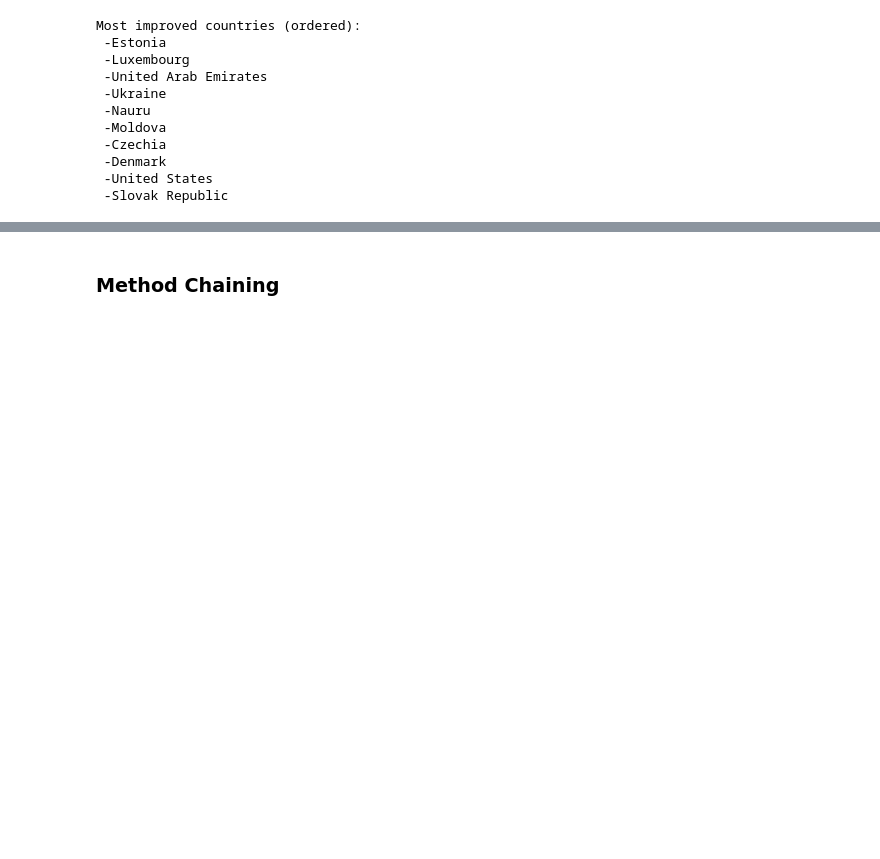
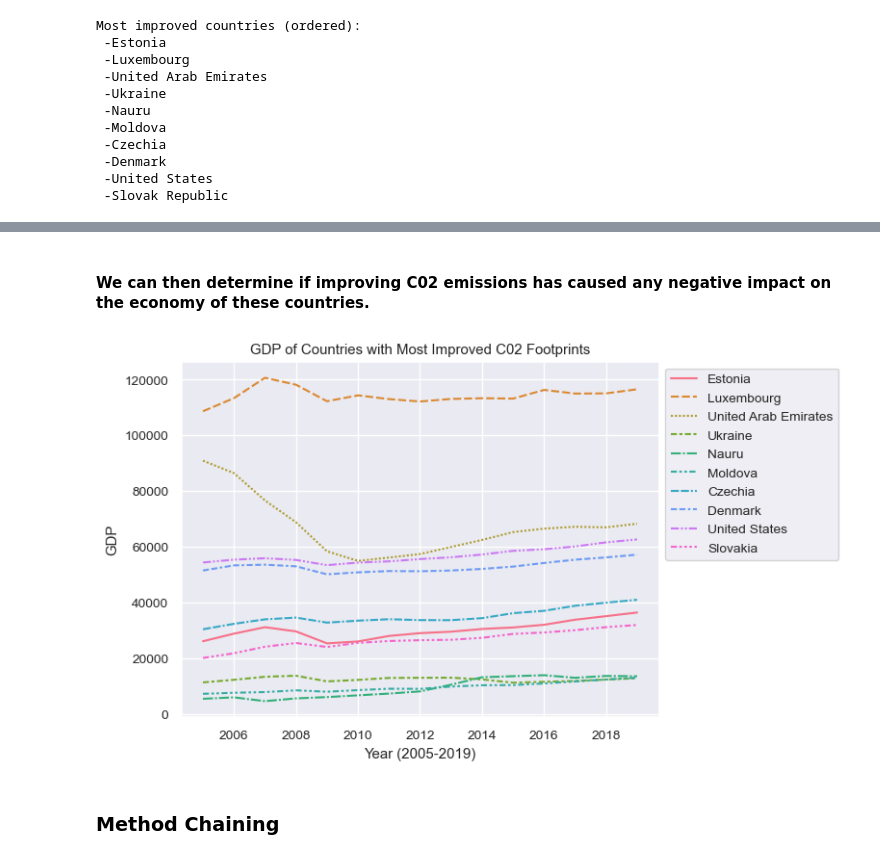
Before and after one commit to ubco-W2022T1-cosc301/project-group42, a Jupyter notebook: notebooks/analysis3.ipynb, the cells around one changed output, grey strips where cells are left out. Drawn from its saved outputs; the diff is of its cells as text; code cells hidden in the pictures; blank space fills up the shorter version.

```diff
--- a/notebooks/analysis3.ipynb
+++ b/notebooks/analysis3.ipynb
@@ -241,3 +260,17 @@ plt.show()
+# %% [markdown]
+#### We can then determine if improving C02 emissions has caused any negative impact on the economy of these countries.
+# %%
+GDP = PGDP.pivot(index = "Year",columns="Entity", values="GDP")
+GDPtop10 = GDP[["Estonia", "Luxembourg", "United Arab Emirates", "Ukraine", "Nauru", "Moldova", "Czechia", "Denmark", "United States", "Slovakia"]]
+
+lineplot2 = sns.lineplot(GDPtop10)
+lineplot2.set(ylabel='GDP',xlabel="Year (2005-2019)",title='GDP of Countries with Most Improved C02 Footprints')
+
+lineplot2.legend(bbox_to_anchor=(1,1))
+#plt.savefig('GDP_of_10_Countries',bbox_inches='tight')
+plt.show()
+# %% [output]
+[figure, added]
 # %% [markdown]
 ### Method Chaining
 # %%
```
Also changed, not shown: parts of 14 cells of this notebook, 4 other files.
